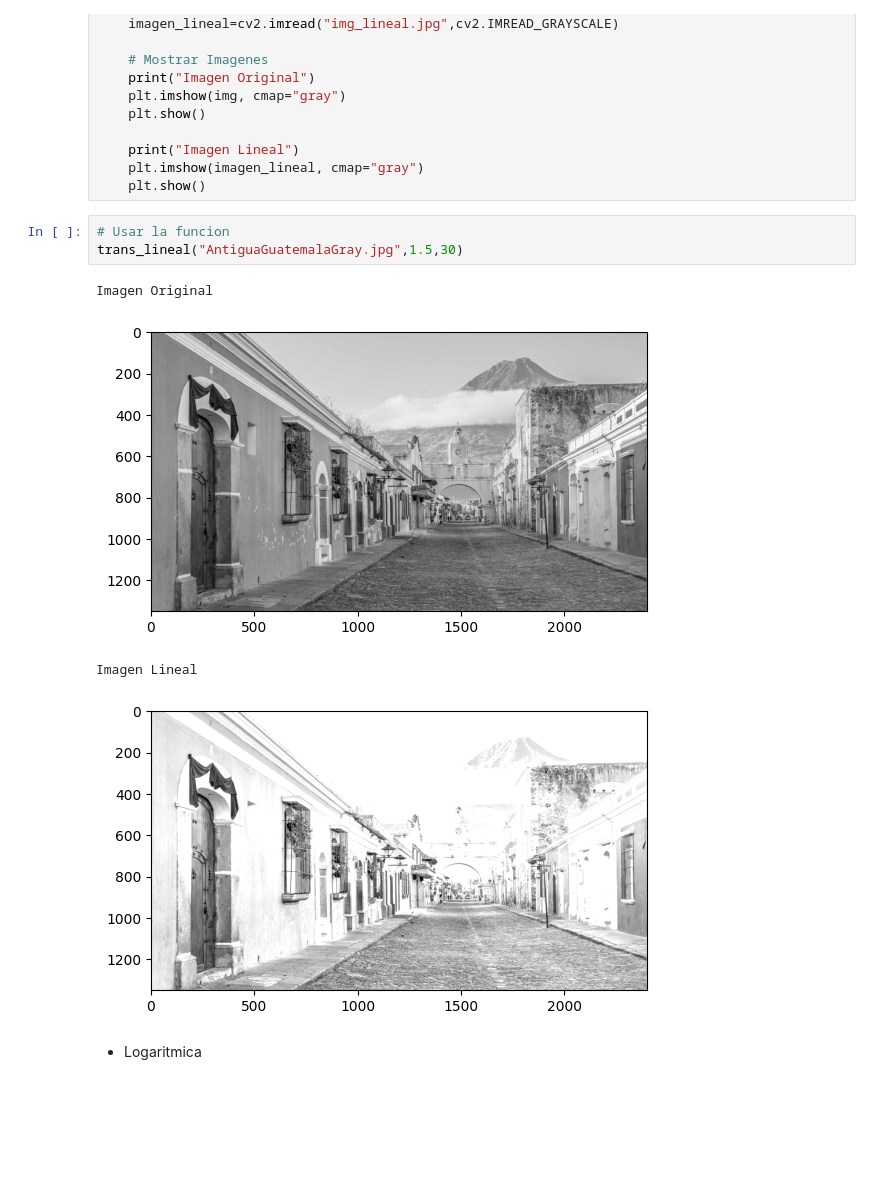
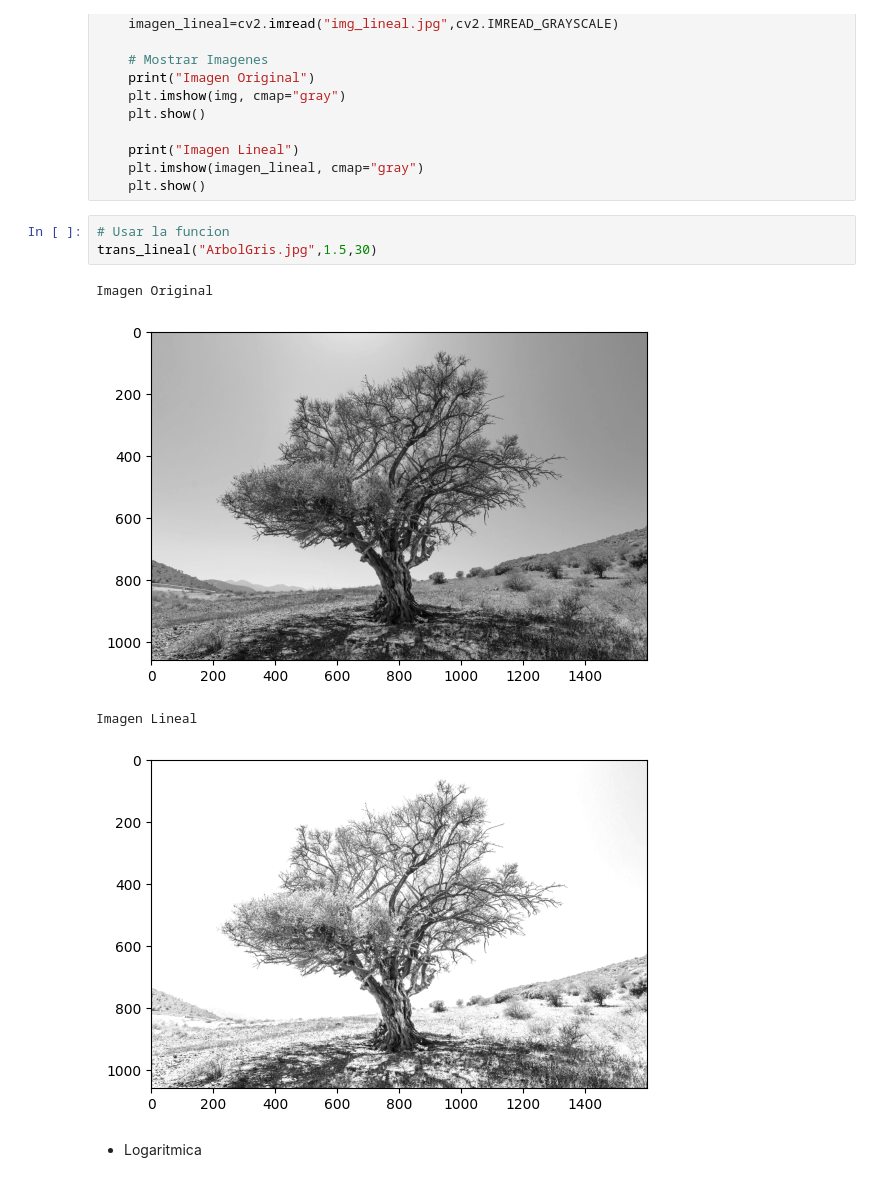
Before and after one commit to LeoContreras8/Lab2, a Jupyter notebook: laboratorio2_LeonelContreras.ipynb, the cells around one changed output. Cells and saved outputs as stored; diff of their text form; blank space fills up the shorter version.

```diff
--- a/laboratorio2_LeonelContreras.ipynb
+++ b/laboratorio2_LeonelContreras.ipynb
@@ -142,12 +142,12 @@ def trans_lineal(imagen,alpha,beta):
     plt.show()
 # %%
 # Usar la funcion
-trans_lineal("AntiguaGuatemalaGray.jpg",1.5,30)
+trans_lineal("ArbolGris.jpg",1.5,30)
 # %% [output]
 Imagen Original
-[figure, old version]
+[figure, new version]
 Imagen Lineal
-[figure, old version]
+[figure, new version]
 # %% [markdown]
 * Logaritmica
 # %%
```
Also changed, not shown: parts of 4 cells of this notebook, 6 other files.
